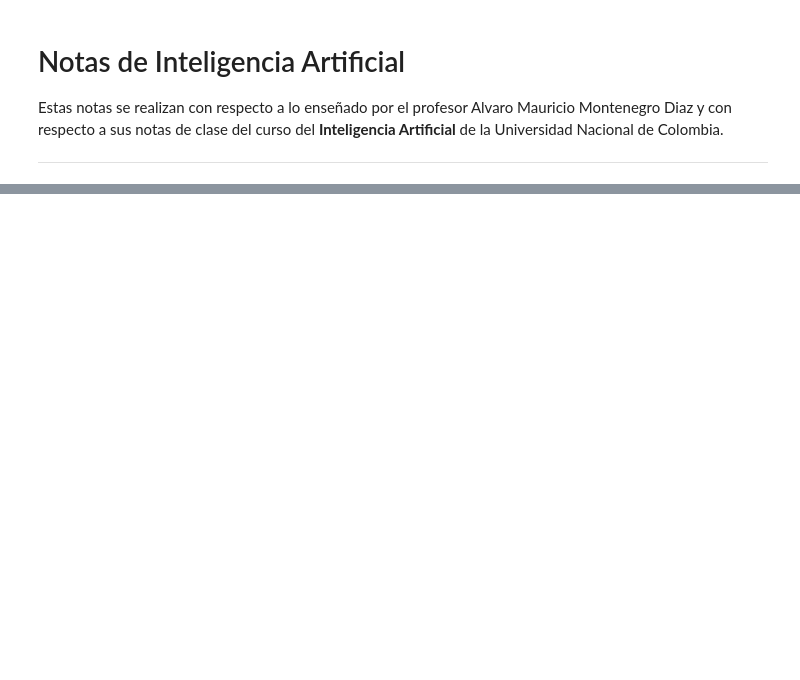
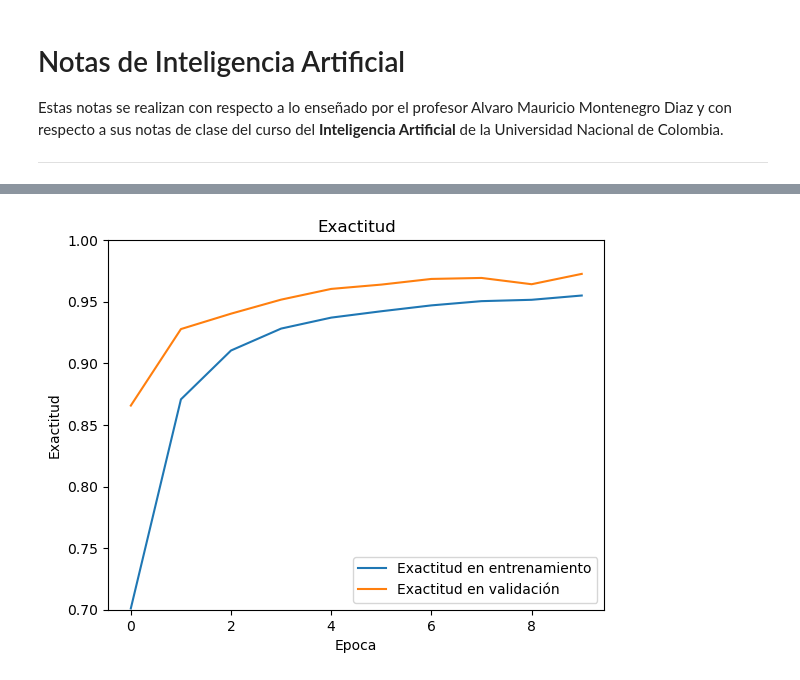
Before and after one commit to drojaspater/ArtificialIntelligence, a Jupyter notebook: ClassNotes/NotasIA.ipynb, the cells around one changed output, grey strips where cells are left out. Saved outputs shown, nothing was run; the diff lists cells and outputs as text; code cells hidden in the pictures; blank space fills up the shorter version.

```diff
--- a/ClassNotes/NotasIA.ipynb
+++ b/ClassNotes/NotasIA.ipynb
@@ -154,0 +334,14 @@ Siendo estas dos cantidades las dos más utilizadas en teoria de la información
+# %%
+plt.figure()
+plt.xlabel('Epoca')
+plt.ylabel('Exactitud')
+plt.plot(hist['epoch'], hist['accuracy'],
+           label='Exactitud en entrenamiento')
+plt.plot(hist['epoch'], hist['val_accuracy'],
+           label='Exactitud en validación')
+plt.title('Exactitud')
+plt.ylim([0.7,1])
+plt.legend()
+plt.show()
+# %% [output]
+[figure, added]
```
Also changed, not shown: parts of 18 cells of this notebook, 4 other files.
